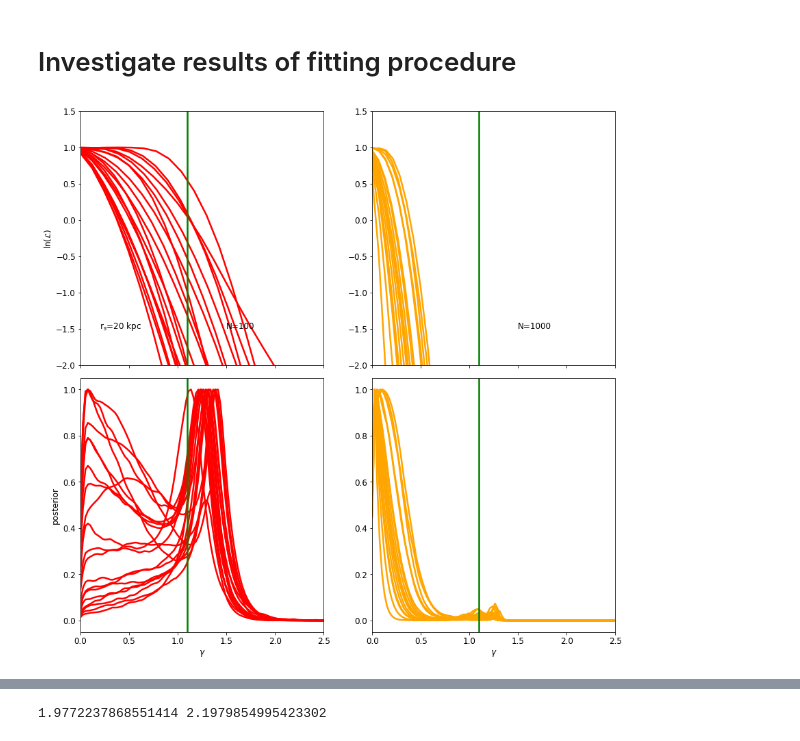
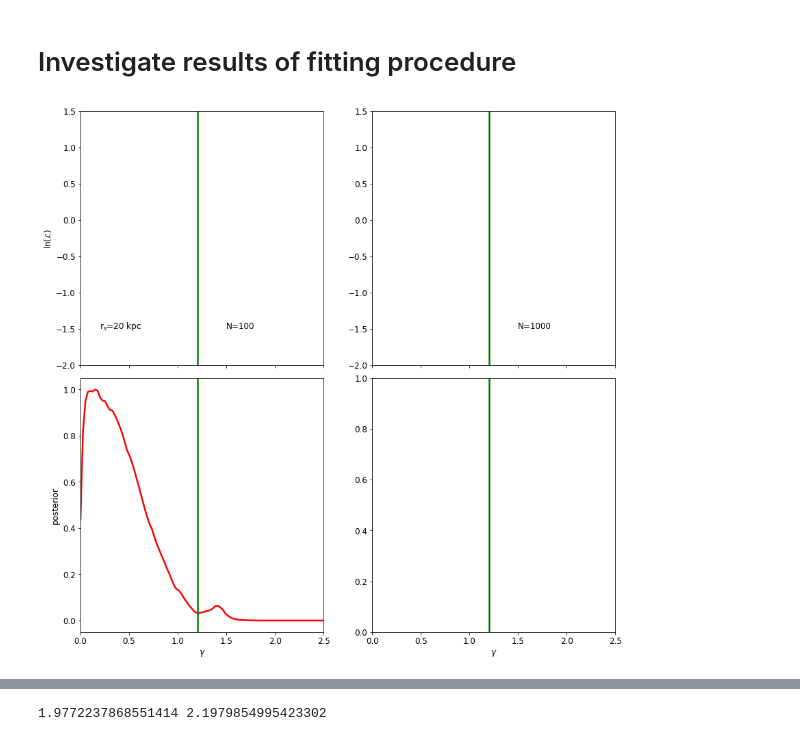
Before and after one commit to mariabenitocst/exoplanets, a Jupyter notebook: jupyter-notebook/reconstructed_DM.ipynb, the cells around one changed output, grey strips where cells are left out. Saved outputs shown, nothing was run; the diff lists cells and outputs as text; code cells hidden in the pictures.

```diff
--- a/jupyter-notebook/reconstructed_DM.ipynb
+++ b/jupyter-notebook/reconstructed_DM.ipynb
@@ -43,7 +43,7 @@ rc('font',**{'family':'serif','serif':['Palatino'], 'size':12})
 # %%
 nBDs1 = 100; nBDs2 = 1000
 sigma = 0.2
-f     = 1.; gamma = 1.1; rs = 10.
+f     = 1.; gamma = 1.2; rs = 20.
 
 fig, axes = plt.subplots(2, 2, figsize=(14, 14), sharex=True)
 axes[0, 0].set_ylim(-2, 1.5); axes[0, 1].set_ylim(-2, 1.5)
@@ -60,50 +60,63 @@ smooth=0.8
 ls = [ "-", ":", "-.", "--", (0, (1, 10)), (0, (1, 1)), (0, (3, 10, 1, 10))]
 j  = 0
 
-for i in range(20):
-    rank = i + 1
-    ex="fixedT10v100Tcut650_nocutTwn"
+# issue
+#index = [1, 6, 7, 8, 9, 10, 11, 12, 14, 15, 16, 18, 19, 20]
+
+# no issue
+index = [17]#[2, 3, 4, 5, 13, 17, 21, 24, 25, 33, 34, 35, 37, 38]
+
+for i in range(len(index)):
+    rank = index[i]
+    ex="fixedT10Tcut650_nocutTwn"
     #path = "/home/mariacst/exoplanets_debug_results/" + ex + "/"
-    path = "/hdfs/local/mariacst/exoplanets/results/likelihood/v100/analytic/fixedT10Tcut650_nocutTwn/N{}sigma{}/".format(nBDs1, sigma)
+    """
+    path = "/hdfs/local/mariacst/exoplanets/results/likelihood/v100/analytic_corr/fixedT10Tcut650_nocutTwn/"#N{}sigma{}/".format(nBDs1, sigma)
     _file    = open(path + ("like_"+ex+"_N%i_sigma%.1f_f1.0gamma%.1frs%.1fv%i"
                                 %(nBDs1, sigma, gamma, rs, rank)), "rb")
     like     = pickle.load(_file)
-    path = "/hdfs/local/mariacst/exoplanets/results/posterior/v100/analytic/fixedT10Tcut650_nocutTwn/N{}sigma{}/".format(nBDs1, sigma)
+    """
+    path = "/hdfs/local/mariacst/exoplanets/results/posterior/v100/analytic_corr/fixedT10Tcut650_nocutTwn/"#N{}sigma{}/".format(nBDs1, sigma)
     _file    = open(path + ("posterior_"+ex+"_N%i_sigma%.1f_f1.0gamma%.1frs%.1fv%i"
                                 %(nBDs1, sigma, gamma, rs, rank)), "rb")
     samples  = pickle.load(_file)
+    """
     bin_n=20
     x = binned_statistic(samples[:, 1], like, 'max', bins=bin_n)[1]
     y = binned_statistic(samples[:, 1], like, 'max', bins=bin_n+1)[0]
     y = y - np.max(y[~np.isnan(y)]) + 1
     axes[0, 0].plot(x, gaussian_filter1d(y, sigma=smooth), color="r", lw=2.5, label="standard")#, ls=ls[j])
-
+    """
     kde   = gaussian_kde(samples[:, 1])
     axes[1, 0].plot(xvals, kde(xvals)/np.max(kde(xvals)), color="r", lw=2.5)#, ls=ls[j])
-    path = "/hdfs/local/mariacst/exoplanets/results/likelihood/v100/analytic/fixedT10Tcut650_nocutTwn/N{}sigma{}/".format(nBDs2, sigma)
+
+    """
+    path = "/hdfs/local/mariacst/exoplanets/results/likelihood/v100/analytic_corr/fixedT10Tcut650_nocutTwn/"
     _file    = open(path + ("like_"+ex+"_N%i_sigma%.1f_f1.0gamma%.1frs%.1fv%i"
                                 %(nBDs2, sigma, gamma, rs, rank)), "rb")
     like     = pickle.load(_file)
-    path = "/hdfs/local/mariacst/exoplanets/results/posterior/v100/analytic/fixedT10Tcut650_nocutTwn/N{}sigma{}/".format(nBDs2, sigma)
+    path = "/hdfs/local/mariacst/exoplanets/results/posterior/v100/analytic_corr/fixedT10Tcut650_nocutTwn/"
     _file    = open(path + ("posterior_"+ex+"_N%i_sigma%.1f_f1.0gamma%.1frs%.1fv%i"
                             %(nBDs2, sigma, gamma, rs, rank)), "rb")
     samples  = pickle.load(_file)
     bin_n=20
     x = binned_statistic(samples[:, 1], like, 'max', bins=bin_n)[1]
     y = binned_statistic(samples[:, 1], like, 'max', bins=bin_n+1)[0]
     y = y - np.max(y[~np.isnan(y)]) + 1
     axes[0, 1].plot(x, gaussian_filter1d(y, sigma=smooth), color="orange", lw=2.5)#, ls=ls[j])
 
     kde   = gaussian_kde(samples[:, 1])
     axes[1, 1].plot(xvals, kde(xvals)/np.max(kde(xvals)), color="orange", lw=2.5)#, ls=ls[j])
+    """
+
 
 axes[0, 0].set_ylabel(r"ln($\mathcal{L}$)"); axes[1, 0].set_ylabel("posterior")
 axes[0, 0].text(1.5, -1.5, "N=100"); axes[0, 1].text(1.5, -1.5, "N=1000")
 axes[0, 0].text(0.2, -1.5, "r$_s$=20 kpc")
 
 axes[0, 0].axvline(gamma, color="green", lw=2.5); axes[0, 1].axvline(gamma, color="green", lw=2.5)
 axes[1, 0].axvline(gamma, color="green", lw=2.5); axes[1, 1].axvline(gamma, color="green", lw=2.5)
 fig.subplots_adjust(hspace=0.05)
 #fig.savefig("like_post_Tcut650_realAll_sigma0.2_gamma1.2_rs20.pdf", bbox_inches="tight")
 # %% [output]
-[figure, old version]
+[figure, new version]
```
Also changed, not shown: parts of 2 cells of this notebook.
